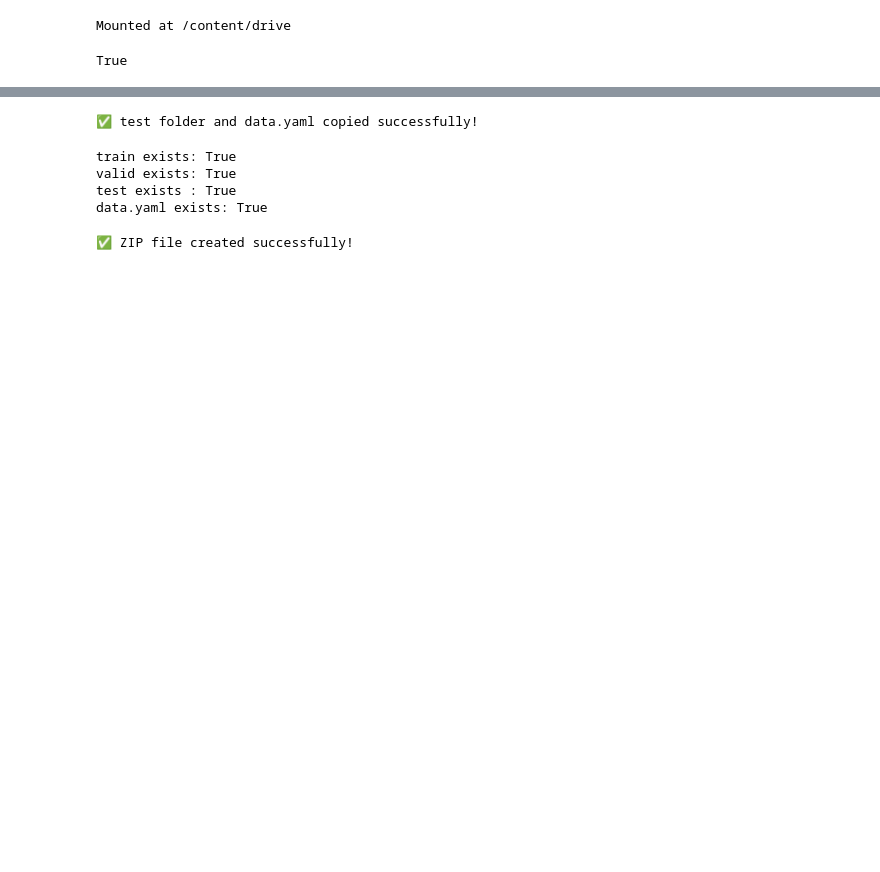
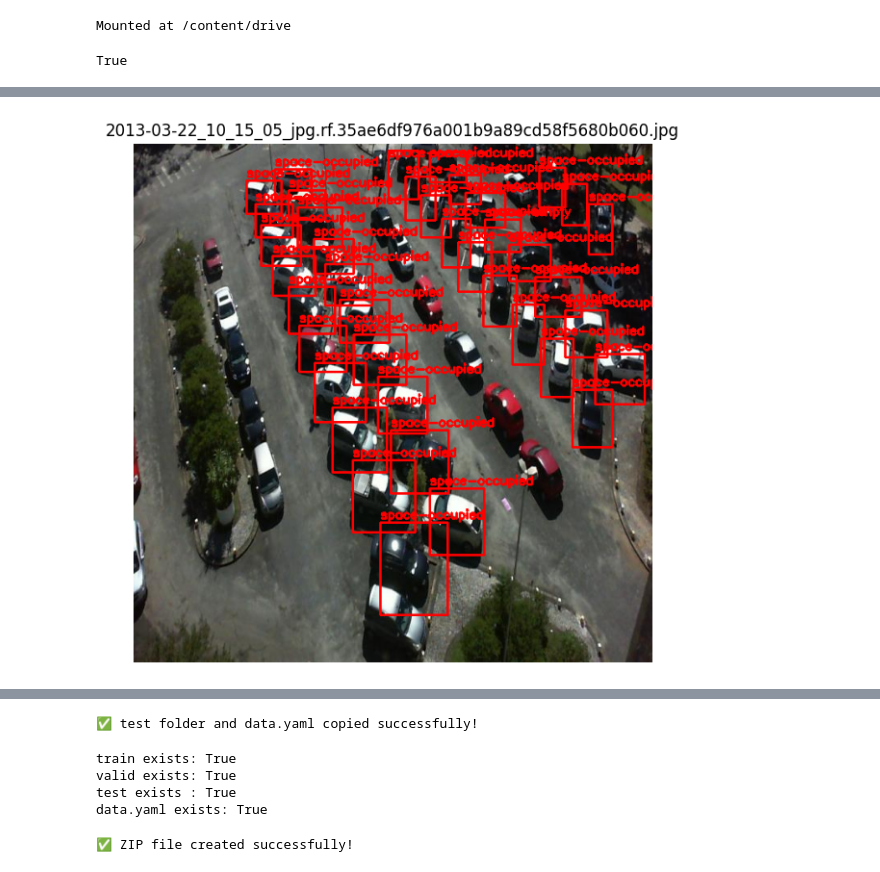
Before and after one commit to dev-anju/ParkZen, a Jupyter notebook: parkZen_after_cleaning.ipynb, the cells around one changed output, grey strips where cells are left out. Saved outputs shown, nothing was run; the diff lists cells and outputs as text; code cells hidden in the pictures; blank space fills up the shorter version.

```diff
--- a/parkZen_after_cleaning.ipynb
+++ b/parkZen_after_cleaning.ipynb
@@ -32,0 +16,15 @@ files.download("/content/Cleaned_Dataset.zip")
+# %%
+import os
+
+dataset_path = "/content/drive/MyDrive/Parking_Project/Cleaned_Dataset"
+
+for split in ["train", "valid", "test"]:
+    image_path = os.path.join(dataset_path, split, "images")
+    label_path = os.path.join(dataset_path, split, "labels")
+
+    images = os.listdir(image_path)
+    labels = os.listdir(label_path)
+
+    print(f"\n{split.upper()}")
+    print("Images :", len(images))
+    print("Labels :", len(labels))
@@ -32,0 +209,79 @@ files.download("/content/Cleaned_Dataset.zip")
+# %%
+import os
+import random
+import cv2
+import matplotlib.pyplot as plt
+
+image_dir = os.path.join(dataset_path, "train", "images")
+label_dir = os.path.join(dataset_path, "train", "labels")
+
+image_files = [
+    f for f in os.listdir(image_dir)
+    if f.lower().endswith((".jpg", ".jpeg", ".png"))
+]
+
+random_images = random.sample(image_files, 5)
+
+class_names = {
+    0: "space-empty",
+    1: "space-occupied"
+}
+
+for image_file in random_images:
+
+    image_path = os.path.join(image_dir, image_file)
+    label_path = os.path.join(
+        label_dir,
+        os.path.splitext(image_file)[0] + ".txt"
+    )
+
+    image = cv2.imread(image_path)
+    image = cv2.cvtColor(image, cv2.COLOR_BGR2RGB)
+
+    h, w, _ = image.shape
+
+    if os.path.exists(label_path):
+
+        with open(label_path, "r") as f:
+
+            for line in f:
+
+                parts = line.strip().split()
+
+                if len(parts) != 5:
+                    continue
+
+                class_id = int(parts[0])
+                x_center, y_center, box_w, box_h = map(float, parts[1:])
+
+                x1 = int((x_center - box_w / 2) * w)
+                y1 = int((y_center - box_h / 2) * h)
+
+                x2 = int((x_center + box_w / 2) * w)
+                y2 = int((y_center + box_h / 2) * h)
+
+                cv2.rectangle(
+                    image,
+                    (x1, y1),
+                    (x2, y2),
+                    (255, 0, 0),
+                    2
+                )
+
+                cv2.putText(
+                    image,
+                    class_names[class_id],
+                    (x1, max(y1 - 5, 15)),
+                    cv2.FONT_HERSHEY_SIMPLEX,
+                    0.5,
+                    (255, 0, 0),
+                    2
+                )
+
+    plt.figure(figsize=(10, 7))
+    plt.imshow(image)
+    plt.title(image_file)
+    plt.axis("off")
+    plt.show()
+# %% [output]
+[figure, added]
```
Also changed, not shown: parts of 14 cells of this notebook.
